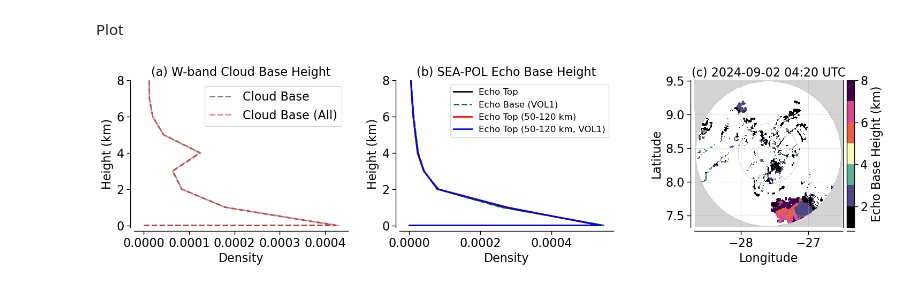
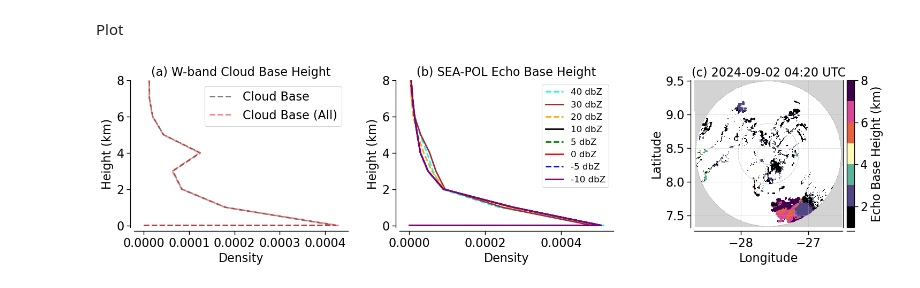
Before and after one commit to allison-wing/PICCOLO, a Jupyter notebook: plot_echo_base_ht.ipynb, the cells around one changed output. Saved outputs shown, nothing was run; the diff lists cells and outputs as text; code cells hidden in the pictures.

Commit message:
seapol v1

```diff
--- a/plot_echo_base_ht.ipynb
+++ b/plot_echo_base_ht.ipynb
@@ -79,6 +79,6 @@ Data variables: (12/55)
 SEA-POL data
 # %%
 # read in data
-seapol = xr.open_dataset('/huracan/tank4/cornell/ORCESTRA/sea-pol/qc_data/level4b/PICCOLO_level4b_volume_3D.nc')
+seapol = xr.open_dataset('/huracan/tank4/cornell/ORCESTRA/sea-pol/qc_data/level4/PICCOLO_level4_volume_3D.nc')
 seapol
 # %% [output]
@@ -102,10 +102,19 @@ Data variables: (12/14)
 # %%
 # sea-pol echo base height data
-seapol_echobase_all = xr.open_dataset('../../data/SEA-POL_echo_base_height.nc') #all data within 120 km, all AP times
-seapol_echobase_vol1 = xr.open_dataset('../../data/SEA-POL_echo_base_height_vol1.nc') #all data within 120 km, volume 1 times only (10s)
-seapol_echobase_all_50_120 = xr.open_dataset('../../data/SEA-POL_echo_base_height_50_120.nc') #all data between 50-120 km, all AP times
-seapol_echobase_vol1_50_120 = xr.open_dataset('../../data/SEA-POL_echo_base_height_vol1_50_120.nc') #all data between 50-120 km, volume 1 times only (10s)
-seapol_echobase = seapol_echobase_vol1_50_120
+#seapol_echobase_all = xr.open_dataset('../../data/SEA-POL_echo_base_height.nc') #all data within 120 km, all AP times
+#seapol_echobase_vol1 = xr.open_dataset('../../data/SEA-POL_echo_base_height_vol1.nc') #all data within 120 km, volume 1 times only (10s)
+#seapol_echobase_all_50_120 = xr.open_dataset('../../data/SEA-POL_echo_base_height_50_120.nc') #all data between 50-120 km, all AP times
+#seapol_echobase_vol1_50_120 = xr.open_dataset('../../data/SEA-POL_echo_base_height_vol1_50_120.nc') #all data between 50-120 km, volume 1 times only (10s)
+
+seapol_echobase_40 = xr.open_dataset('../../data/SEA-POLv1.0_echo_base_height_vol1_50_120_40dbz.nc') #40 dBZ threshold
+seapol_echobase_30 = xr.open_dataset('../../data/SEA-POLv1.0_echo_base_height_vol1_50_120_30dbz.nc') #30 dBZ threshold
+seapol_echobase_20 = xr.open_dataset('../../data/SEA-POLv1.0_echo_base_height_vol1_50_120_20dbz.nc') #20 dBZ threshold
+seapol_echobase_10 = xr.open_dataset('../../data/SEA-POLv1.0_echo_base_height_vol1_50_120_10dbz.nc') #10 dBZ threshold
+seapol_echobase_5 = xr.open_dataset('../../data/SEA-POLv1.0_echo_base_height_vol1_50_120_5dbz.nc') #5 dBZ threshold
+seapol_echobase_0 = xr.open_dataset('../../data/SEA-POLv1.0_echo_base_height_vol1_50_120_0dbz.nc') #0 dBZ threshold
+seapol_echobase_neg5 = xr.open_dataset('../../data/SEA-POLv1.0_echo_base_height_vol1_50_120_-5dbz.nc') #-5 dBZ threshold
+seapol_echobase_neg10 = xr.open_dataset('../../data/SEA-POLv1.0_echo_base_height_vol1_50_120_-10dbz.nc') #-10 dBZ threshold
+seapol_echobase = seapol_echobase_40
 # %% [markdown]
 Calculate percentages of echo base height
 # %%
@@ -215,10 +224,14 @@ cb_hist, bin_edges_cb = np.histogram(wband_cloudbase, bins=bins, density=True)
 cb_hist2, bin_edges_cb2 = np.histogram(wband.cloud_base_height_amsl, bins=bins, density=True)
 ct_hist, bin_edges_ct = np.histogram(wband_cloudtop, bins=bins, density=True)
 ct_hist2, bin_edges_ct2 = np.histogram(wband.cloud_top_height_amsl, bins=bins, density=True)
-eth_hist, bin_edges_eth = np.histogram(seapol_echobase_all.echo_base_height, bins=seapol_bins, density=True)
-eth_hist2, bin_edges_eth2 = np.histogram(seapol_echobase_all_50_120.echo_base_height, bins=seapol_bins, density=True)
-eth_hist3, bin_edges_eth3 = np.histogram(seapol_echobase_vol1_50_120.echo_base_height, bins=seapol_bins, density=True)
-eth_hist4, bin_edges_eth4 =  np.histogram(seapol_echobase_vol1.echo_base_height, bins=seapol_bins, density=True)
+eth_hist, bin_edges_eth = np.histogram(seapol_echobase_10.echo_base_height, bins=seapol_bins, density=True)
+eth_hist2, bin_edges_eth2 = np.histogram(seapol_echobase_5.echo_base_height, bins=seapol_bins, density=True)
+eth_hist3, bin_edges_eth3 = np.histogram(seapol_echobase_0.echo_base_height, bins=seapol_bins, density=True)
+eth_hist4, bin_edges_eth4 =  np.histogram(seapol_echobase_neg5.echo_base_height, bins=seapol_bins, density=True)
+eth_hist5, bin_edges_eth5 =  np.histogram(seapol_echobase_neg10.echo_base_height, bins=seapol_bins, density=True)
+eth_hist6, bin_edges_eth6 =  np.histogram(seapol_echobase_20.echo_base_height, bins=seapol_bins, density=True)
+eth_hist7, bin_edges_eth7 =  np.histogram(seapol_echobase_30.echo_base_height, bins=seapol_bins, density=True)
+eth_hist8, bin_edges_eth8 =  np.histogram(seapol_echobase_40.echo_base_height, bins=seapol_bins, density=True)
 
 #axs[0].plot(ct_hist,bin_edges_ct[:-1]/1000,color='black', linewidth=2,label='Cloud Top')
 #axs[0].plot(ct_hist2,bin_edges_ct2[:-1]/1000,color='red', linewidth=2,label='Cloud Top (All)')
@@ -235,10 +248,14 @@ axs[0].tick_params(axis='both', labelsize=16)
 axs[0].legend(fontsize=16)
 axs[0].set_title('(a) W-band Cloud Base Height', fontsize=16)
 
-axs[1].plot(eth_hist,bin_edges_eth[:-1]/1000,color='black', linewidth=2,label='Echo Top')
-axs[1].plot(eth_hist4,bin_edges_eth4[:-1]/1000,color='green', linestyle='--', linewidth=2,label='Echo Base (VOL1)')
-axs[1].plot(eth_hist2,bin_edges_eth2[:-1]/1000,color='red', linewidth=2,label='Echo Top (50-120 km)')
-axs[1].plot(eth_hist3,bin_edges_eth3[:-1]/1000,color='blue', linewidth=2,label='Echo Top (50-120 km, VOL1)')
+axs[1].plot(eth_hist8,bin_edges_eth8[:-1]/1000,color='cyan', linestyle='--',linewidth=2,label='40 dbZ')
+axs[1].plot(eth_hist7,bin_edges_eth7[:-1]/1000,color='brown', linewidth=2,label='30 dbZ')
+axs[1].plot(eth_hist6,bin_edges_eth6[:-1]/1000,color='orange', linestyle='--', linewidth=2,label='20 dbZ')
+axs[1].plot(eth_hist,bin_edges_eth[:-1]/1000,color='black', linewidth=2,label='10 dbZ')
+axs[1].plot(eth_hist2,bin_edges_eth2[:-1]/1000,color='green', linestyle='--', linewidth=2,label='5 dbZ')
+axs[1].plot(eth_hist3,bin_edges_eth3[:-1]/1000,color='red', linewidth=2,label='0 dbZ')
+axs[1].plot(eth_hist4,bin_edges_eth4[:-1]/1000,color='blue', linestyle='--',linewidth=2,label='-5 dbZ')
+axs[1].plot(eth_hist5,bin_edges_eth5[:-1]/1000,color='purple', linewidth=2,label='-10 dbZ')
 
 axs[1].set_xlabel('Density',fontsize=16)
 axs[1].set_ylabel('Height (km)',fontsize=16)
@@ -247,31 +264,31 @@ axs[1].tick_params(axis='both', labelsize=16)
 axs[1].legend(fontsize=12)
 axs[1].set_title('(b) SEA-POL Echo Base Height', fontsize=16)
 
 cax = axs[2].pcolormesh(map_dbz.longitude, map_dbz.latitude, echo_base_height/1000, cmap=discrete_mask_cmap, vmin=1, vmax=8)
 axs[2].set_aspect('equal',adjustable='box')
 cbar = fig.colorbar(cax, ax=axs[2], orientation='vertical',pad=0.02)
 cbar.ax.tick_params(labelsize=16)
 #cbar.set_ticks(np.linspace(-10,60,8))
 cbar.ax.set_ylabel('Echo Base Height (km)', fontsize=16)
 dt_str = pd.to_datetime(seapol.time[index_map].values).strftime('%Y-%m-%d %H:%M')
 axs[2].set_title('(c) ' + dt_str + ' UTC',fontsize=16)
 axs[2].tick_params(axis='both', labelsize=16)
 axs[2].set_xlabel('Longitude', fontsize=16)
 axs[2].set_ylabel('Latitude', fontsize=16)
 
 # Add grid lines
 axs[2].grid(True, which='both', linestyle='--', linewidth=0.5, alpha=0.7)
 # Add 120 km circle
 axs[2].add_patch(plt.Circle((map_dbz.longitude[120,120], map_dbz.latitude[120,120]), 120/111.32, color='gray', alpha = 0.7,fill=False, linestyle='--', linewidth=0.5))
 # Add 50 km circle
 axs[2].add_patch(plt.Circle((map_dbz.longitude[120,120], map_dbz.latitude[120,120]), 50/111.32, color='gray', alpha = 0.7,fill=False, linestyle='--', linewidth=0.5))
 # Add 18 km circle
 axs[2].add_patch(plt.Circle((map_dbz.longitude[120,120], map_dbz.latitude[120,120]), 18/111.32, color='gray', alpha = 0.7,fill=False, linestyle='--', linewidth=0.5))
 
 sns.set_context('paper')
 sns.despine(offset=5)
 plt.tight_layout()
 
 #plt.savefig('../Plots/Fig_echo_base_top.pdf', bbox_inches='tight', dpi=300)
 # %% [output]
-[figure, old version]
+[figure, new version]
```
Also changed, not shown: parts of 2 cells of this notebook, 1 other file.
